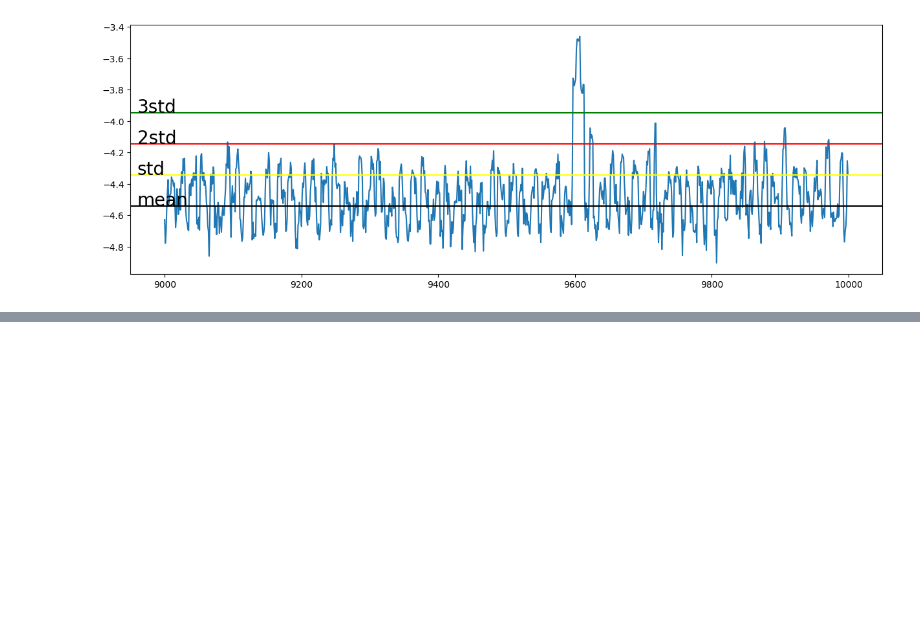
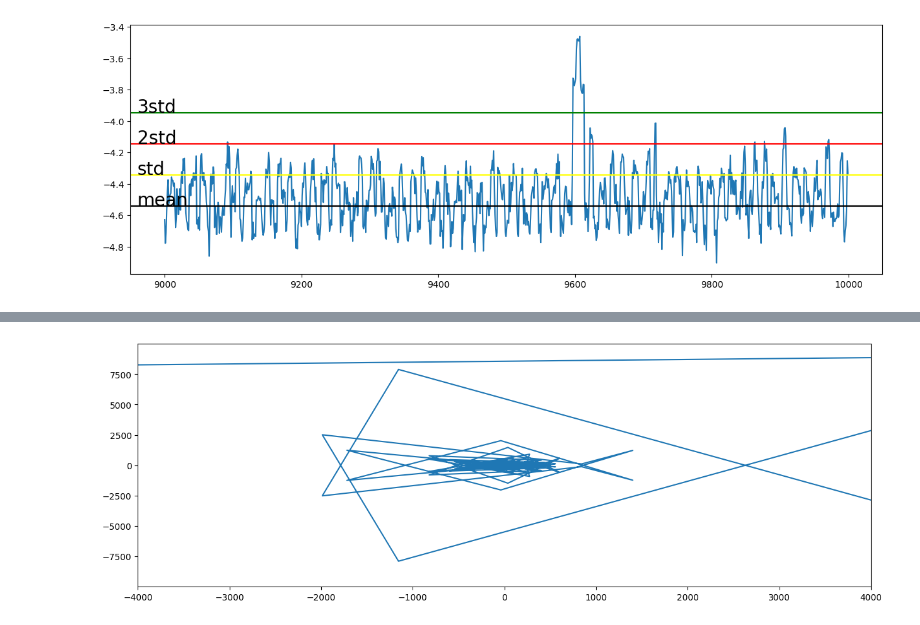
Before and after one commit to dkagramanyan/qber_analysis, a Jupyter notebook: data_labelind.ipynb, the cells around one changed output, grey strips where cells are left out. Saved outputs shown, nothing was run; the diff lists cells and outputs as text; code cells hidden in the pictures; blank space fills up the shorter version.

```diff
--- a/data_labelind.ipynb
+++ b/data_labelind.ipynb
@@ -58,0 +114,8 @@ data_vis.index[0]
+# %%
+y=fftpack.fft(list( data.values))
+plt.figure(figsize=(15,5))
+plt.plot(y.real, y.imag)
+plt.xlim(-4000,4000)
+plt.show()
+# %% [output]
+[figure, added]
```
Also changed, not shown: parts of 5 cells of this notebook, 1 other file.
